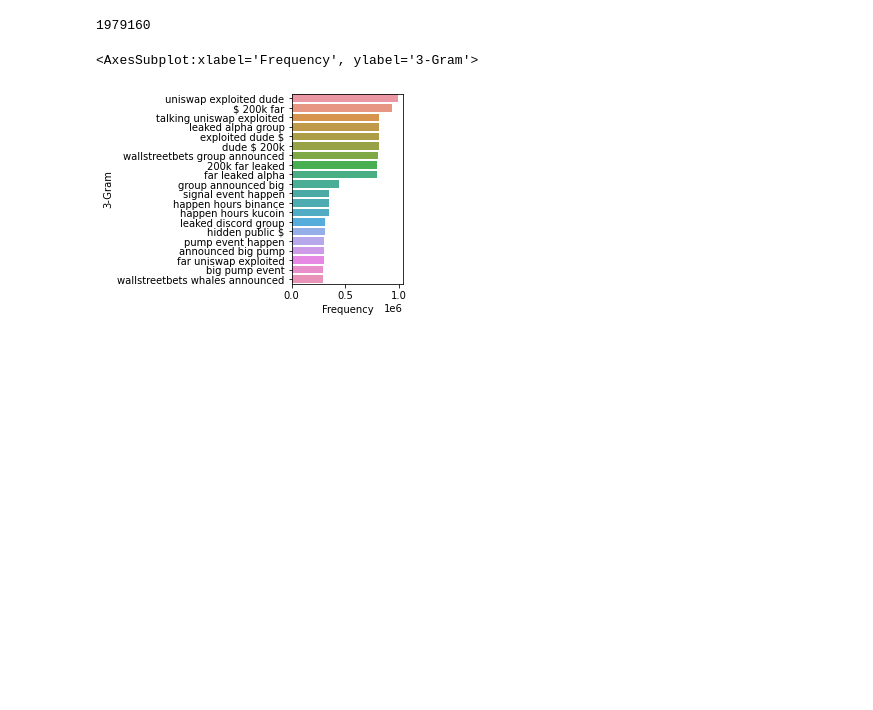
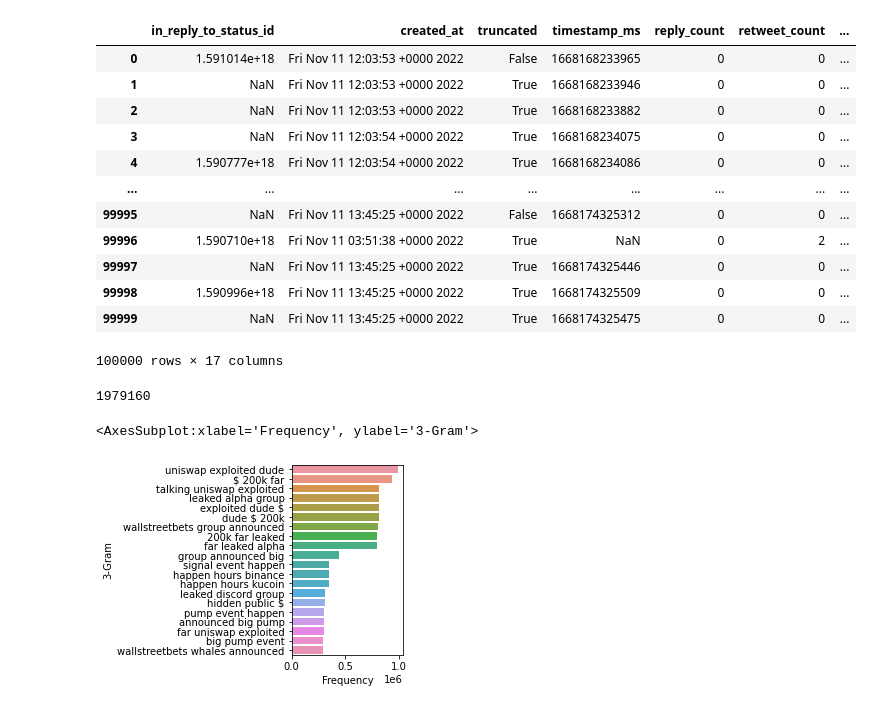
Before and after one commit to blockchain-interoperability/blockchain-social-media, a Jupyter notebook: analysis/twitter/inwon_playground.ipynb, the cells around one changed output. Cells and saved outputs as stored; diff of their text form; code cells hidden in the pictures; blank space fills up the shorter version.

```diff
--- a/analysis/twitter/inwon_playground.ipynb
+++ b/analysis/twitter/inwon_playground.ipynb
@@ -16,3 +1,23 @@ loaded dataset. took 108.68444532714784 ms. Got 18932577 items
+# %%
+import pickle
+
+s = pickle.load(open('/data/blockchain-interoperability/blockchain-social-media/twitter/snapshots/00100000.pkl','rb'))
+# %%
+s
+# %% [output]
+|  | in_reply_to_status_id | created_at | truncated | timestamp_ms | reply_count | retweet_count | ... |
+| 0 | 1.591014e+18 | Fri Nov 11 12:03:53 +0000 2022 | False | 1668168233965 | 0 | 0 | ... |
+| 1 | NaN | Fri Nov 11 12:03:53 +0000 2022 | True | 1668168233946 | 0 | 0 | ... |
+| 2 | NaN | Fri Nov 11 12:03:53 +0000 2022 | True | 1668168233882 | 0 | 0 | ... |
+| 3 | NaN | Fri Nov 11 12:03:54 +0000 2022 | True | 1668168234075 | 0 | 0 | ... |
+| 4 | 1.590777e+18 | Fri Nov 11 12:03:54 +0000 2022 | True | 1668168234086 | 0 | 0 | ... |
+| ... | ... | ... | ... | ... | ... | ... | ... |
+| 99995 | NaN | Fri Nov 11 13:45:25 +0000 2022 | False | 1668174325312 | 0 | 0 | ... |
+| 99996 | 1.590710e+18 | Fri Nov 11 03:51:38 +0000 2022 | True | NaN | 0 | 2 | ... |
+| 99997 | NaN | Fri Nov 11 13:45:25 +0000 2022 | True | 1668174325446 | 0 | 0 | ... |
+| 99998 | 1.590996e+18 | Fri Nov 11 13:45:25 +0000 2022 | True | 1668174325509 | 0 | 0 | ... |
+| 99999 | NaN | Fri Nov 11 13:45:25 +0000 2022 | True | 1668174325475 | 0 | 0 | ... |
+100000 rows × 17 columns
 # %%
 import pickle
 
```
Also changed, not shown: parts of 1 cell of this notebook, 13 other files.
